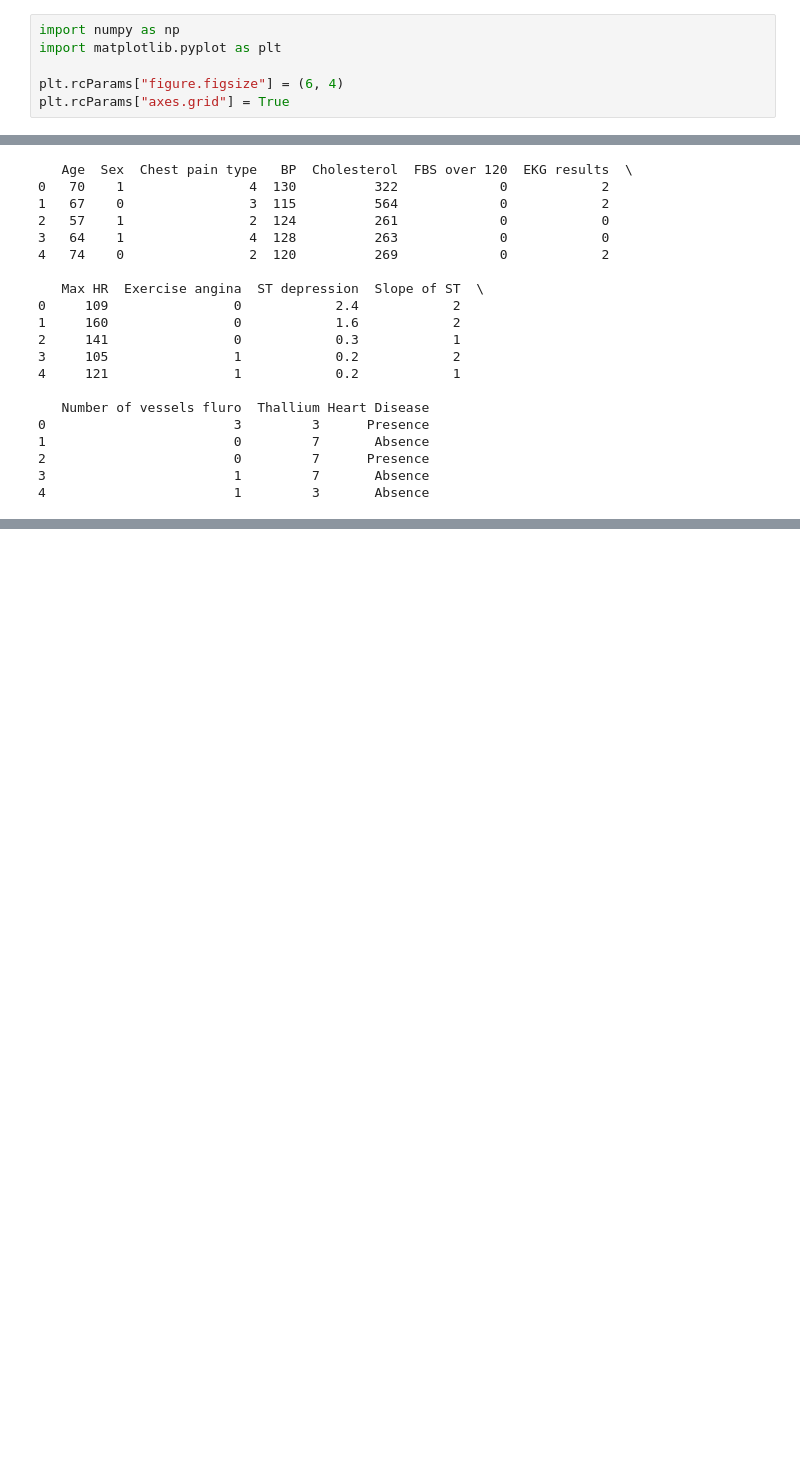
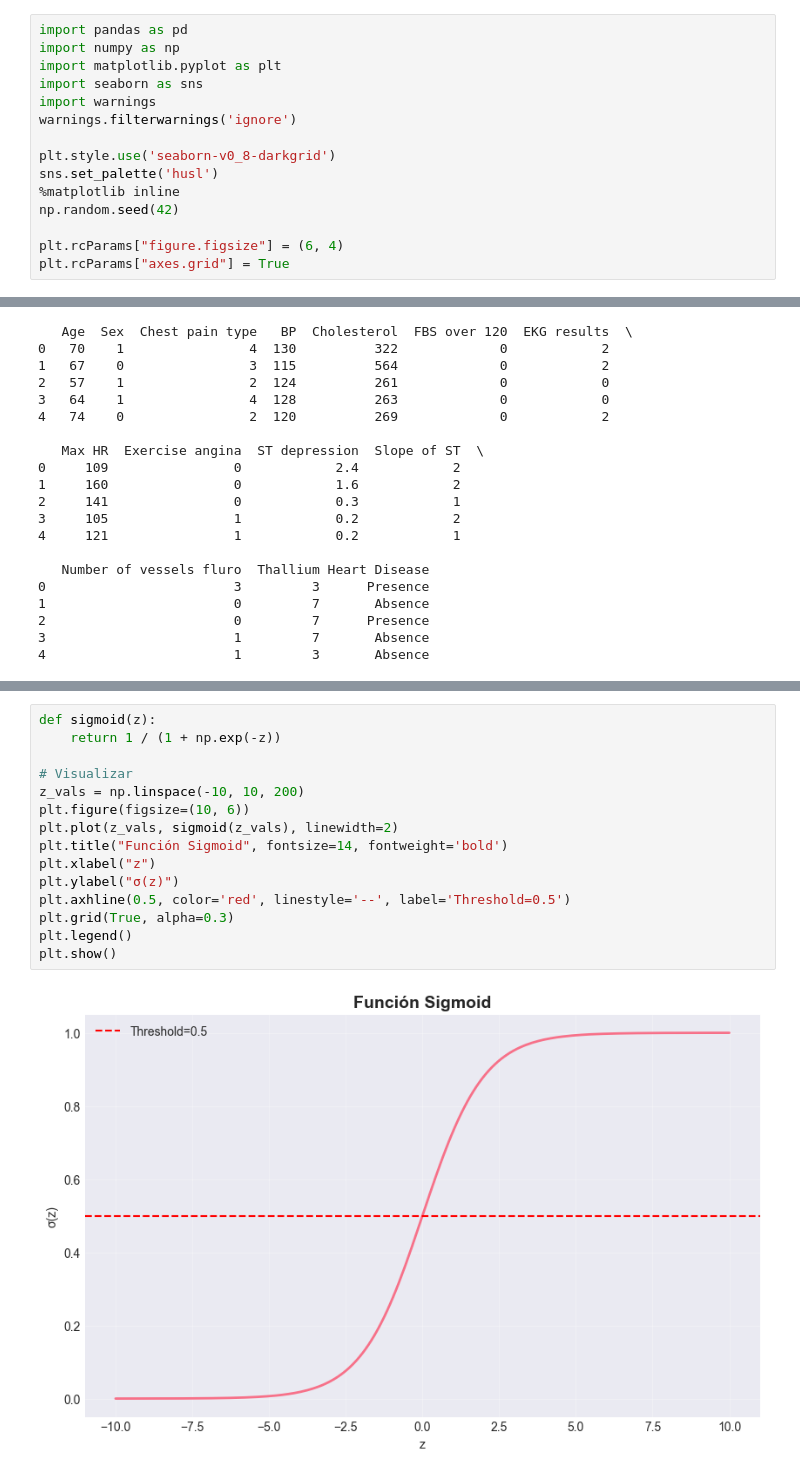
Before and after one commit to IgnacioCastillo05/Tarea-2_TDSE, a Jupyter notebook: notebook.ipynb, the cells around one changed output, grey strips where cells are left out. Cells and saved outputs as stored; diff of their text form; blank space fills up the shorter version.

```diff
--- a/notebook.ipynb
+++ b/notebook.ipynb
@@ -21,6 +40,15 @@ Note: you may need to restart the kernel to use updated packages.
 # %%
+import pandas as pd
 import numpy as np
 import matplotlib.pyplot as plt
+import seaborn as sns
+import warnings
+warnings.filterwarnings('ignore')
+
+plt.style.use('seaborn-v0_8-darkgrid')
+sns.set_palette('husl')
+%matplotlib inline
+np.random.seed(42)
 
 plt.rcParams["figure.figsize"] = (6, 4)
 plt.rcParams["axes.grid"] = True
@@ -75,0 +261,17 @@ print(data.head())
+# %%
+def sigmoid(z):
+    return 1 / (1 + np.exp(-z))
+
+# Visualizar
+z_vals = np.linspace(-10, 10, 200)
+plt.figure(figsize=(10, 6))
+plt.plot(z_vals, sigmoid(z_vals), linewidth=2)
+plt.title("Función Sigmoid", fontsize=14, fontweight='bold')
+plt.xlabel("z")
+plt.ylabel("σ(z)")
+plt.axhline(0.5, color='red', linestyle='--', label='Threshold=0.5')
+plt.grid(True, alpha=0.3)
+plt.legend()
+plt.show()
+# %% [output]
+[figure, added]
```
Also changed, not shown: parts of 28 cells of this notebook.
